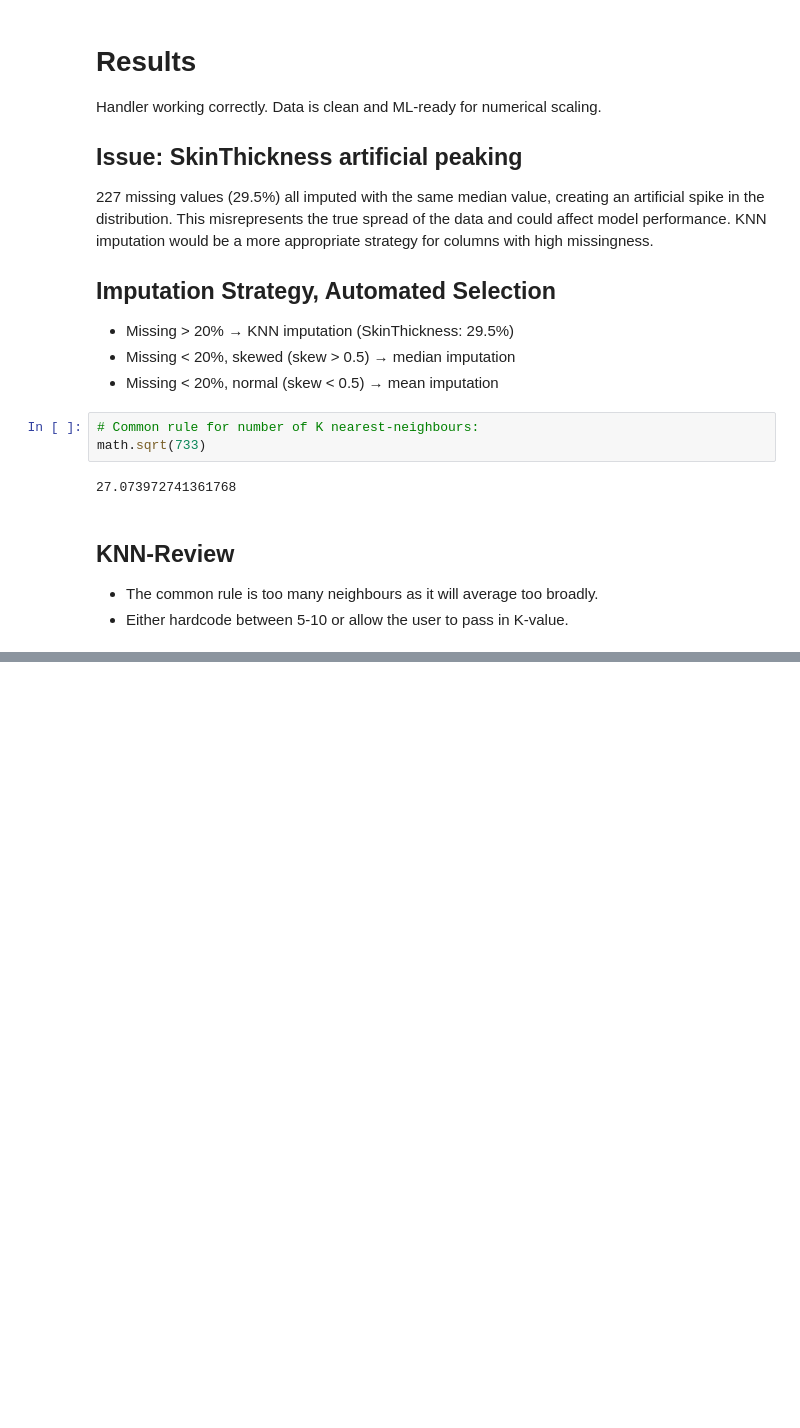
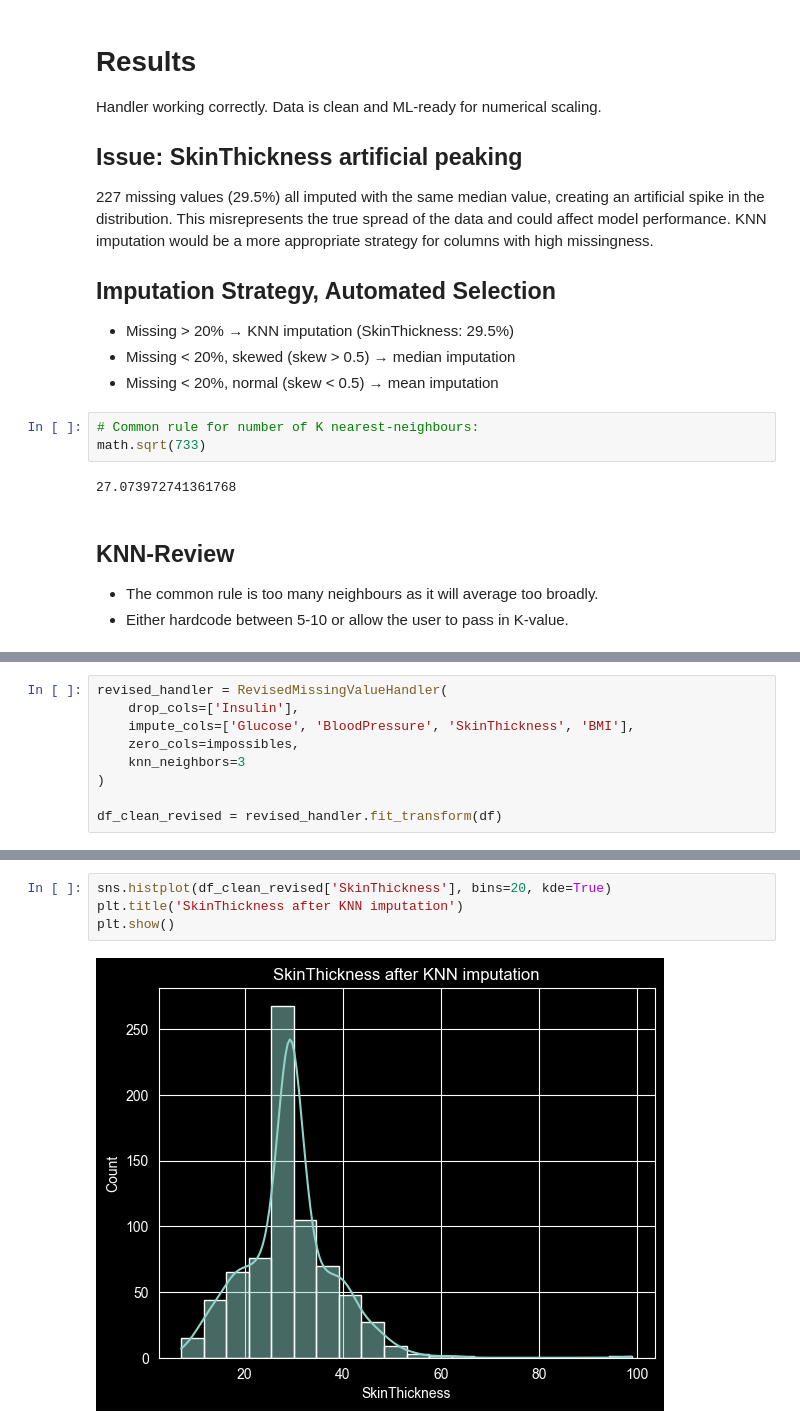
Before and after one commit to IeuanBissell/health-preprocessing-pipeline, a Jupyter notebook: pipeline/preprocessors/notebooks/test_missing.ipynb, the cells around one changed output, grey strips where cells are left out. Cells and saved outputs as stored; diff of their text form; blank space fills up the shorter version.

Commit message:
Displayed SkinThickness KNN imputation results

```diff
--- a/pipeline/preprocessors/notebooks/test_missing.ipynb
+++ b/pipeline/preprocessors/notebooks/test_missing.ipynb
@@ -113,0 +133,9 @@ math.sqrt(733)
+# %%
+revised_handler = RevisedMissingValueHandler(
+    drop_cols=['Insulin'],
+    impute_cols=['Glucose', 'BloodPressure', 'SkinThickness', 'BMI'],
+    zero_cols=impossibles,
+    knn_neighbors=3
+)
+
+df_clean_revised = revised_handler.fit_transform(df)
@@ -113,0 +174,6 @@ math.sqrt(733)
+# %%
+sns.histplot(df_clean_revised['SkinThickness'], bins=20, kde=True)
+plt.title('SkinThickness after KNN imputation')
+plt.show()
+# %% [output]
+[figure, added]
```
Also changed, not shown: parts of 9 cells of this notebook.
